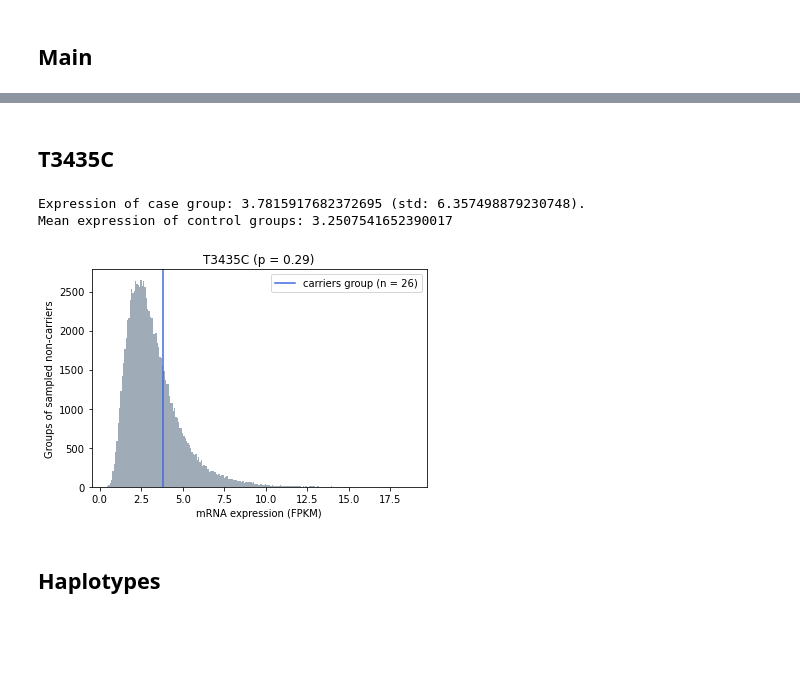
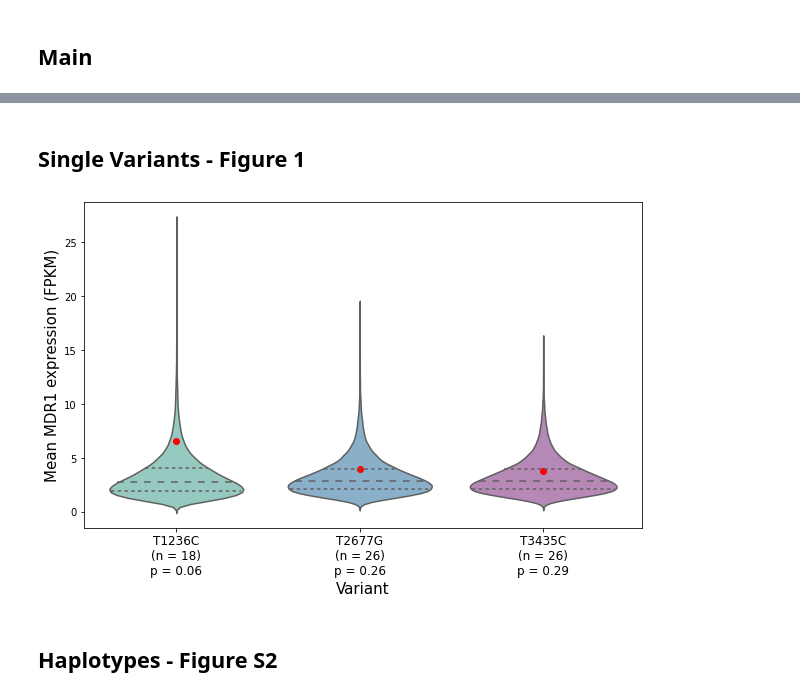
Before and after one commit to Talgutman/MDR1_variants, a Jupyter notebook: MDR1_Code/expression_MDR1.ipynb, the cells around one changed output, grey strips where cells are left out. Drawn from its saved outputs; the diff is of its cells as text; code cells hidden in the pictures; blank space fills up the shorter version.

```diff
--- a/MDR1_Code/expression_MDR1.ipynb
+++ b/MDR1_Code/expression_MDR1.ipynb
@@ -17,10 +21,10 @@ import matplotlib.pyplot as plt
 '''
 Get the MDR1 mRNA expression (in FPKM units) of a single TCGA patient.
 Input is patient_id, the gene_id (in our case its the MDR1 ENSEMBL ENSG id), and a dataframe that maps between the
-patient_id and its mRNA expression file (on power).
+patient_id and its mRNA expression file on the power cluster.
 '''
 
-def get_expression_data_single_patient(patient_id: str, gene_id: str, case_id_expression_df: pd.DataFrame) -> [float, str]:
+def get_expression_data_single_patient(patient_id: str, gene_id: str, case_id_expression_df: pd.DataFrame) -> Union[float, str]:
 
     cur_patient_expression = case_id_expression_df[case_id_expression_df['case_id'] == patient_id] #get the rows of our patient from the expression df
     file_name = [name for name in cur_patient_expression['file_name'].to_list() if 'FPKM.' in name][0] #take only FPKM normalized expression levels
@@ -28,7 +32,7 @@ def get_expression_data_single_patient(patient_id: str, gene_id: str, case_id_ex
     project_id = cur_patient_expression['project_id'].values[0]
     file_UUID = cur_patient_expression['file_UUID'].values[0]
 
-    path_expression = f"/tamir2/cancer_proj/gdc_db/data/Nov_2021/Expression/{project_id}/{file_UUID}/{file_name}"
+    path_expression = f"../Data/Expression/{project_id}/{file_UUID}/{file_name}"
     exp_data = pd.read_csv(path_expression, sep = "\t", header = None, names = ['gene_version','expression (FPKM)'])
     exp_data['gene'] = exp_data['gene_version'].apply(lambda x: x.split(".")[0])
     exp_gene_of_interest = exp_data[exp_data['gene'] == gene_id]['expression (FPKM)'].values[0]
@@ -93,6 +122,11 @@ gene_name = "ABCB1"
 # %%
+''' Get MDR1 expression info for TCGA patients '''
+
+gene = 'ENSG00000085563' #MDR1/ABCB1 gene
+gene_name = "ABCB1"
+
 #get a mapping between patients' case_ids and expression UUIDs, to obtain their MDR1 expression levels
-case_id_mapping_df = pd.read_csv("/tamir1/cancer_proj/gdc_db/data/Nov_2021/Expression/expr_data_descr_gdc_manifest.2021-11-04.tsv", sep = "\t")
+case_id_mapping_df = pd.read_csv("  ../Data/Expression/expr_data_descr_gdc_manifest.2021-11-04.tsv", sep = "\t")
 list_of_patients = case_id_mapping_df["case_id"].unique() #patients with expression data
 
 #create a df that holds the MDR1 expression levels of all TCGA patients that have measuremets.
@@ -115,5 +149,5 @@ expression_df["case_id"] = patients
 expression_df["project"] = cancer_types
 expression_df["MDR1_expression (FPKM)"] = mdr1_expression_values
 
-# with open(f"../Data/MDR1_expression_df.pickle",'wb') as f:
-#     pickle.dump(expression_df, f)
+with open(f"../Data/MDR1_expression_df.pickle",'wb') as f:
+    pickle.dump(expression_df, f)
@@ -157,18 +154,37 @@ Mean expression of control groups: 3.2531691557075013
-# %% [markdown]
-## T3435C
-# %%
-num_randomizations = 100000
-
-#variant information
-num_mut = 3 #T3435C
-variant_name = variant_info[num_mut]["variant_name"]
-
-patients_with_mut = patients_dict[variant_name]
-mean_expression_mutated, std_expression_mutated, mean_expressions, p_value_larger = plot_expression(variant_name, patients_with_mut, expression_df, num_randomizations)
-print(f"Expression of case group: {mean_expression_mutated} (std: {std_expression_mutated}).\nMean expression of control groups: {mean_expressions.mean()}")
-# %% [output]
-Expression of case group: 3.7815917682372695 (std: 6.357498879230748).
-Mean expression of control groups: 3.2507541652390017
-[figure, removed]
+# %% [markdown]
+## Single Variants - Figure 1
+# %%
+# get info of the gene
+gene = 'ENSG00000085563' #MDR1/ABCB1 gene
+gene_name = "ABCB1"
+expression_df = pd.read_pickle(f"../Data/MDR1_expression_df.pickle") #a df with the expression of MDR1 for all TCGA patients
+patients_dict = pd.read_pickle(f"../Data/mutated_patients_dict.pickle") #lists carriers' patient_ids for each variant
+
+num_randomizations = 100000
+# basic data on the three variants is imported from Utils_MDR1.ipynb as the parameter "variant_info"
+''' get expression data for the mutated and sampled non-mutated groups for T1236C'''
+num_mut = 1 #T1236C
+variant_name = variant_info[num_mut]["variant_name"]
+patients_with_mut = patients_dict[variant_name] #patient_ids for the carriers
+mut_exp1, rand_exp1, p1, n1 = get_expressions(variant_name, patients_with_mut, expression_df, num_randomizations) #p1 is the p-value,
+#n1 is the number of patients in the carriers group (same as the sampled non-carriers group)
+
+''' get expression data for the mutated and sampled non-mutated groups for T2677G '''
+num_mut = 2
+variant_name = variant_info[num_mut]["variant_name"]
+patients_with_mut = patients_dict[variant_name]
+mut_exp2, rand_exp2, p2, n2 = get_expressions(variant_name, patients_with_mut, expression_df, num_randomizations)
+
+''' get expression data for the mutated and sampled non-mutated groups for T3435C '''
+num_mut = 3
+variant_name = variant_info[num_mut]["variant_name"]
+patients_with_mut = patients_dict[variant_name]
+mut_exp3, rand_exp3, p3, n3 = get_expressions(variant_name, patients_with_mut, expression_df, num_randomizations)
+
+''' plot '''
+var_colors = [colors[0], colors[4], colors[9]]
+plot_violins(rand_exp1, rand_exp2, rand_exp3, mut_exp1, mut_exp2, mut_exp3, p1, p2, p3, n1, n2, n3, var_colors)
+# %% [output]
+[figure, added]
 # %% [markdown]
-## Haplotypes
+## Haplotypes - Figure S2
```
Also changed, not shown: parts of 24 cells of this notebook, 42 other files.
